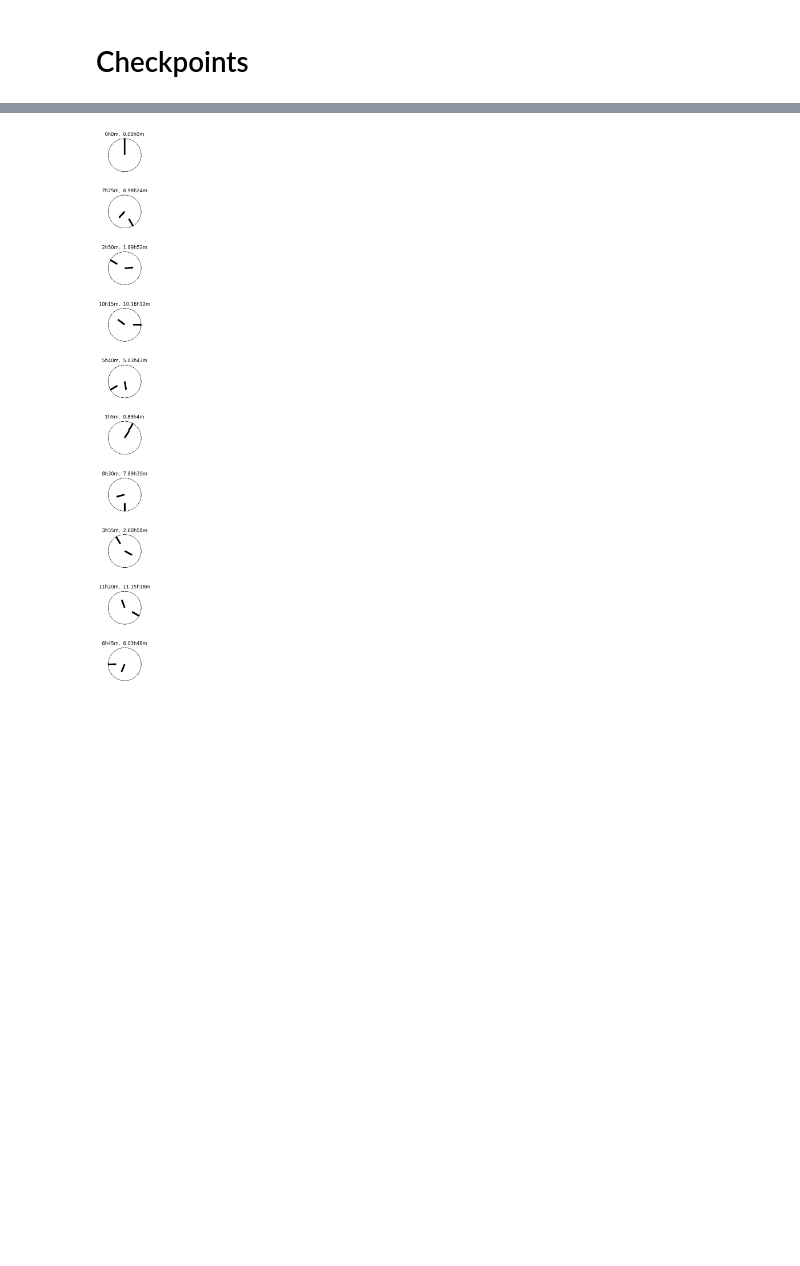
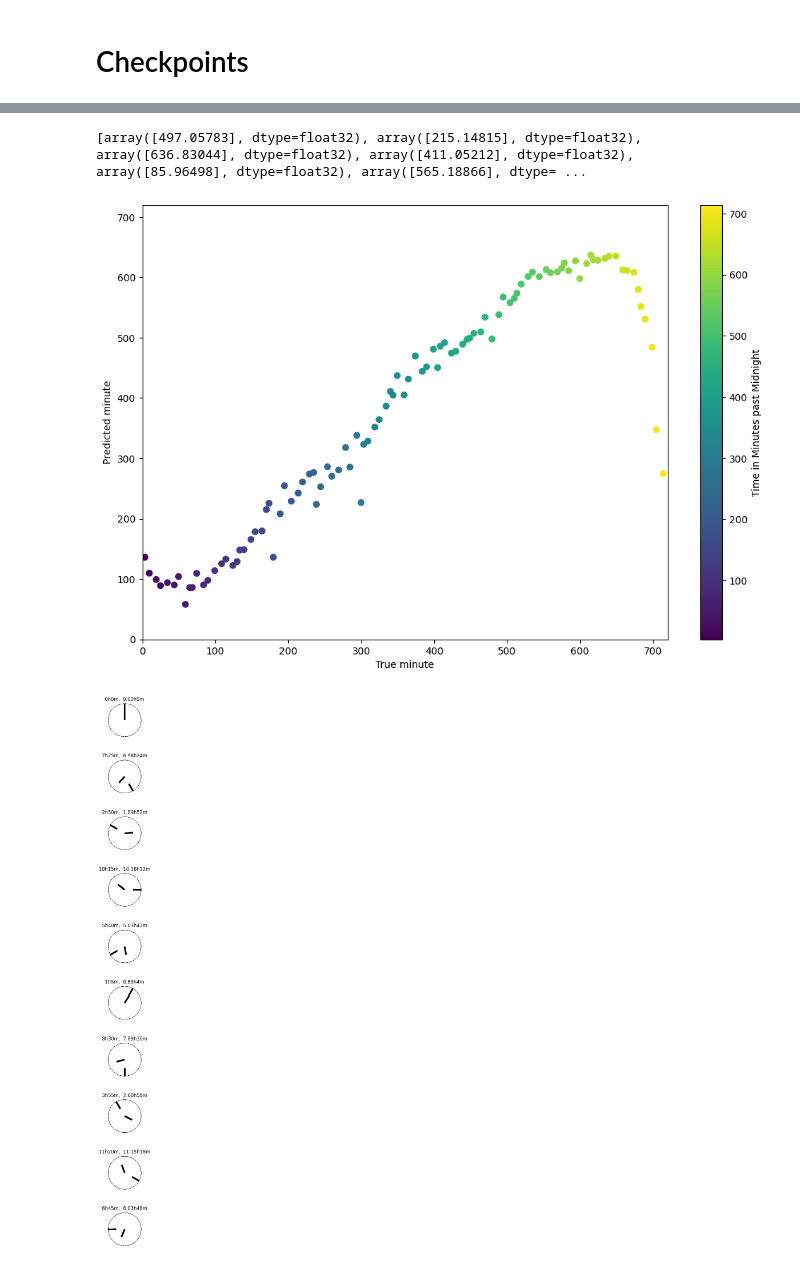
Before and after one commit to uzairname/manifold-learning, a Jupyter notebook: encoders.ipynb, the cells around one changed output, grey strips where cells are left out. Cells and saved outputs as stored; diff of their text form; code cells hidden in the pictures; blank space fills up the shorter version.

```diff
--- a/encoders.ipynb
+++ b/encoders.ipynb
@@ -95,8 +96,8 @@ import torch
 from torch.utils.data import DataLoader
 from config import MODELS_DIR
 
-MODELS_DIR = 'models'
-LATENT_DIM = 2
+MODELS_DIR = 'saved_models'
+LATENT_DIM = 1
 device = torch.device('cuda' if torch.cuda.is_available() else 'cpu')
 
 def load_model_and_dataset(
@@ -113,18 +114,19 @@ def load_model_and_dataset(
     Load the model and dataset for inference.
     """
     # Load dataset
-    dataset = ClockDataset(len=data_size, img_size=img_size, augment=False, config=data_config)
-    dataloader = DataLoader(dataset, batch_size=batch_size, shuffle=False)
+    dataset = ClockDataset(device=device, len=data_size, img_size=img_size, augment=False, config=data_config)
+    dataloader = DataLoader(dataset, batch_size=batch_size, shuffle=False, pin_memory=device.type != 'cuda')
 
     # Load trained model
     model_file = f"{latent_dim}-i{img_size}{postfix}"
 
-    if checkpoint is not None:
+    if checkpoint is None:
       model_path = os.path.join(MODELS_DIR, name, model_file, f"final.pt")
     else:
       model_path = os.path.join(MODELS_DIR, name, model_file, f"{checkpoint}.pt")
 
     model = torch.jit.load(model_path).to(device)
+    model.eval()
 
     return model, dataloader
 
@@ -210,0 +175,3 @@ plt.legend()
+# %%
+for i in get_outputs(model, dataloader):
+  print(i[1])
@@ -211,3 +196,38 @@ plt.legend()
+# %%
+predicted_labels = []
+labels1d = []
+labels2d = []
+
+for i, (img, pred, label1d, label2d) in enumerate(tqdm(get_outputs(model, dataloader), total=len(dataloader))):
+    if i > 100:
+        break
+    pred_label = (pred*torch.tensor([12, 60]).to(device)).cpu().numpy() if LATENT_DIM == 2 else (pred*60*12).cpu().numpy()
+    predicted_labels.append(pred_label)
+    labels1d.append(label1d.cpu().numpy())
+    labels2d.append(label2d.cpu().numpy())
+
+
+if LATENT_DIM == 2:
+  plt.figure(figsize=(12, 8))
+  plt.scatter(labels2d[:, 0], labels2d[:, 1], c=labels1d, label='True Labels', s=3)
+  plt.scatter(predicted_labels[:,0], predicted_labels[:,1], c=labels1d, label='Predicted Labels')
+  plt.colorbar(label='Time in Minutes past Midnight')
+  plt.xlabel('Hour')
+  plt.ylabel('Minute')
+  plt.legend()
+if LATENT_DIM == 1:
+  plt.figure(figsize=(12, 8))
+  plt.scatter(labels1d, predicted_labels, c=labels1d, label='Predicted Labels')
+  plt.colorbar(label='Time in Minutes past Midnight')
+  plt.xlabel('True minute')
+  plt.ylabel('Predicted minute')
+  plt.xlim(0, 60*12)
+  plt.ylim(0, 60*12)
+
+print(predicted_labels[:10])
+# %% [output]
+[array([497.05783], dtype=float32), array([215.14815], dtype=float32), array([636.83044], dtype=float32), array([411.05212], dtype=float32), array([85.96498], dtype=float32), array([565.18866], dtype= ...
+[figure, added]
 # %%
 # Visualize the predictions
 n=10
```
Also changed, not shown: parts of 8 cells of this notebook, 11 other files.
